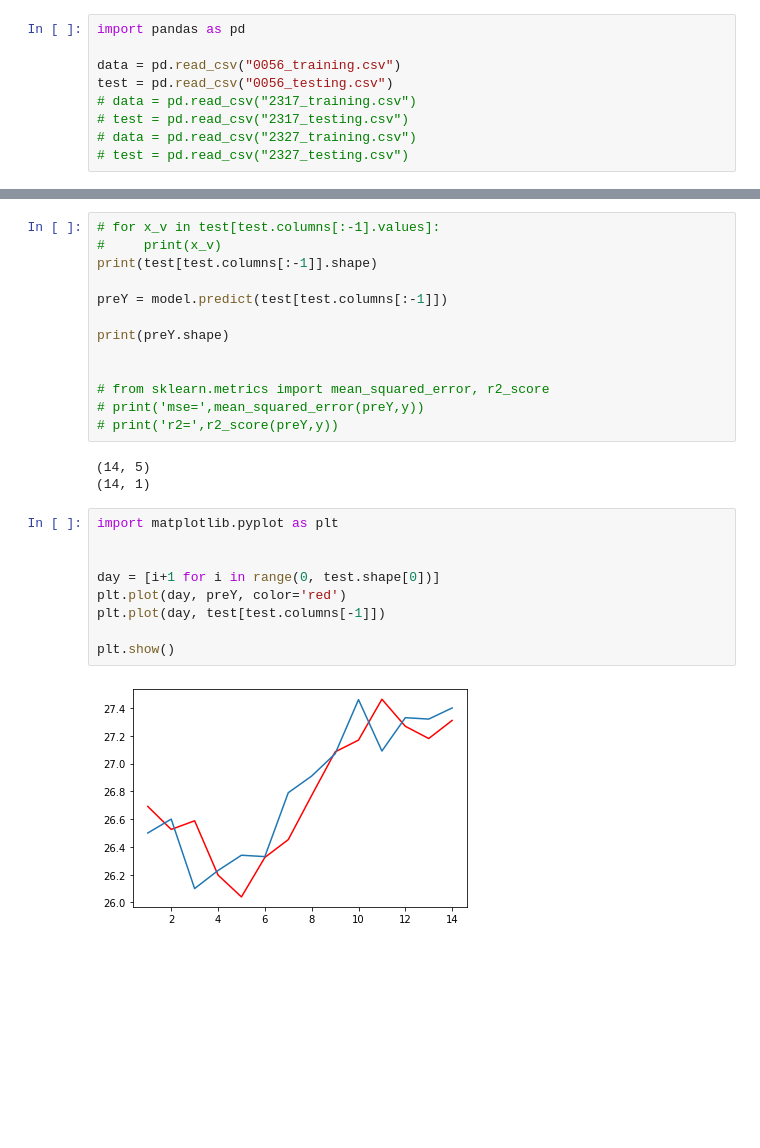
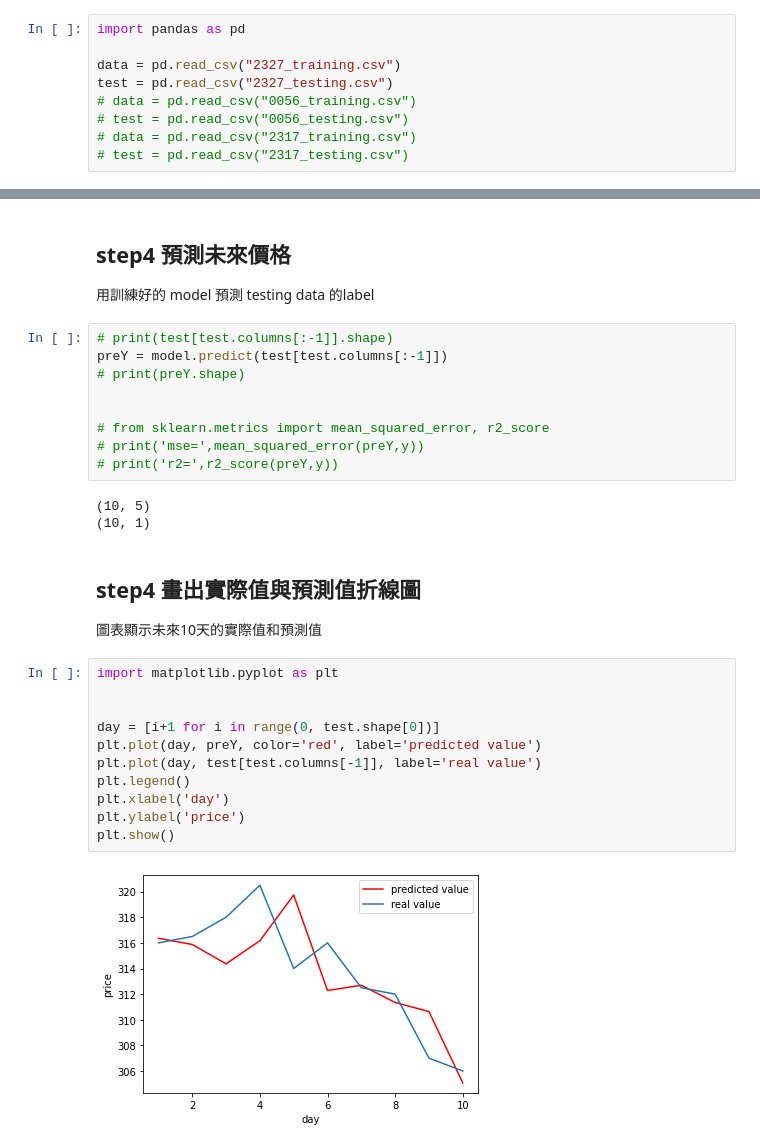
Before and after one commit to Zi-Shane/stock-price-predict, a Jupyter notebook: stock_predict.ipynb, the cells around one changed output, grey strips where cells are left out. Cells and saved outputs as stored; diff of their text form; blank space fills up the shorter version.

```diff
--- a/stock_predict.ipynb
+++ b/stock_predict.ipynb
@@ -1,9 +5,9 @@
 # %%
 import pandas as pd
 
-data = pd.read_csv("0056_training.csv")
-test = pd.read_csv("0056_testing.csv")
+data = pd.read_csv("2327_training.csv")
+test = pd.read_csv("2327_testing.csv")
+# data = pd.read_csv("0056_training.csv")
+# test = pd.read_csv("0056_testing.csv")
 # data = pd.read_csv("2317_training.csv")
 # test = pd.read_csv("2317_testing.csv")
-# data = pd.read_csv("2327_training.csv")
-# test = pd.read_csv("2327_testing.csv")
@@ -21,30 +31,35 @@ model = LR()
 model.fit(X,y)
 # %% [output]
 LinearRegression(copy_X=True, fit_intercept=True, n_jobs=None, normalize=False)
+# %% [markdown]
+## step4 預測未來價格
+用訓練好的 model 預測 testing data 的label
 # %%
-# for x_v in test[test.columns[:-1].values]:
-#     print(x_v)
-print(test[test.columns[:-1]].shape)
-
+# print(test[test.columns[:-1]].shape)
 preY = model.predict(test[test.columns[:-1]])
-
-print(preY.shape)
+# print(preY.shape)
 
 
 # from sklearn.metrics import mean_squared_error, r2_score
 # print('mse=',mean_squared_error(preY,y))
 # print('r2=',r2_score(preY,y))
 # %% [output]
-(14, 5)
-(14, 1)
+(10, 5)
+(10, 1)
+# %% [markdown]
+## step4 畫出實際值與預測值折線圖
+
+圖表顯示未來10天的實際值和預測值
 # %%
 import matplotlib.pyplot as plt
 
 
 day = [i+1 for i in range(0, test.shape[0])]
-plt.plot(day, preY, color='red')
-plt.plot(day, test[test.columns[-1]])
-
+plt.plot(day, preY, color='red', label='predicted value')
+plt.plot(day, test[test.columns[-1]], label='real value')
+plt.legend()
+plt.xlabel('day')
+plt.ylabel('price')
 plt.show()
 # %% [output]
-[figure, old version]
+[figure, new version]
```
Also changed, not shown: parts of 6 cells of this notebook.
